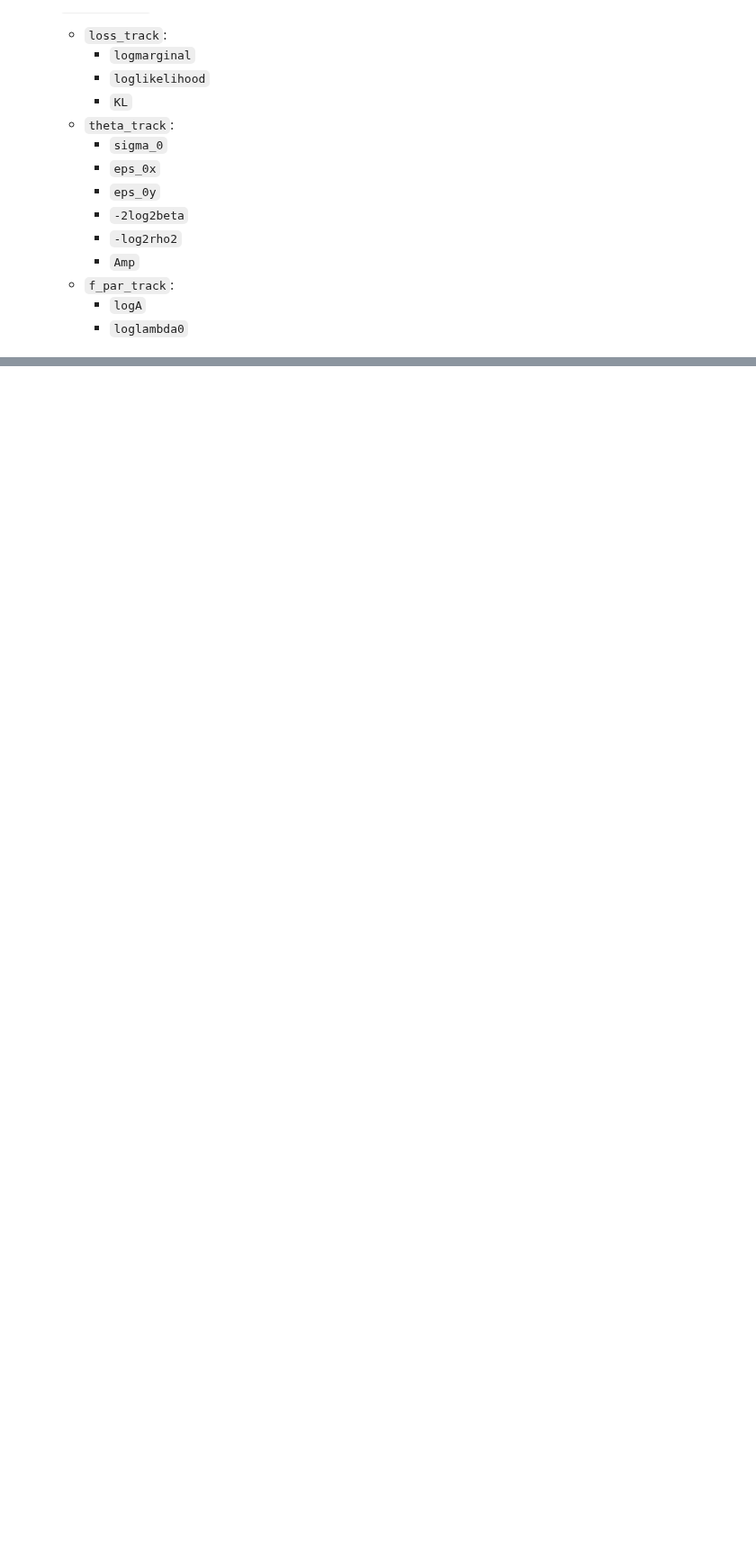
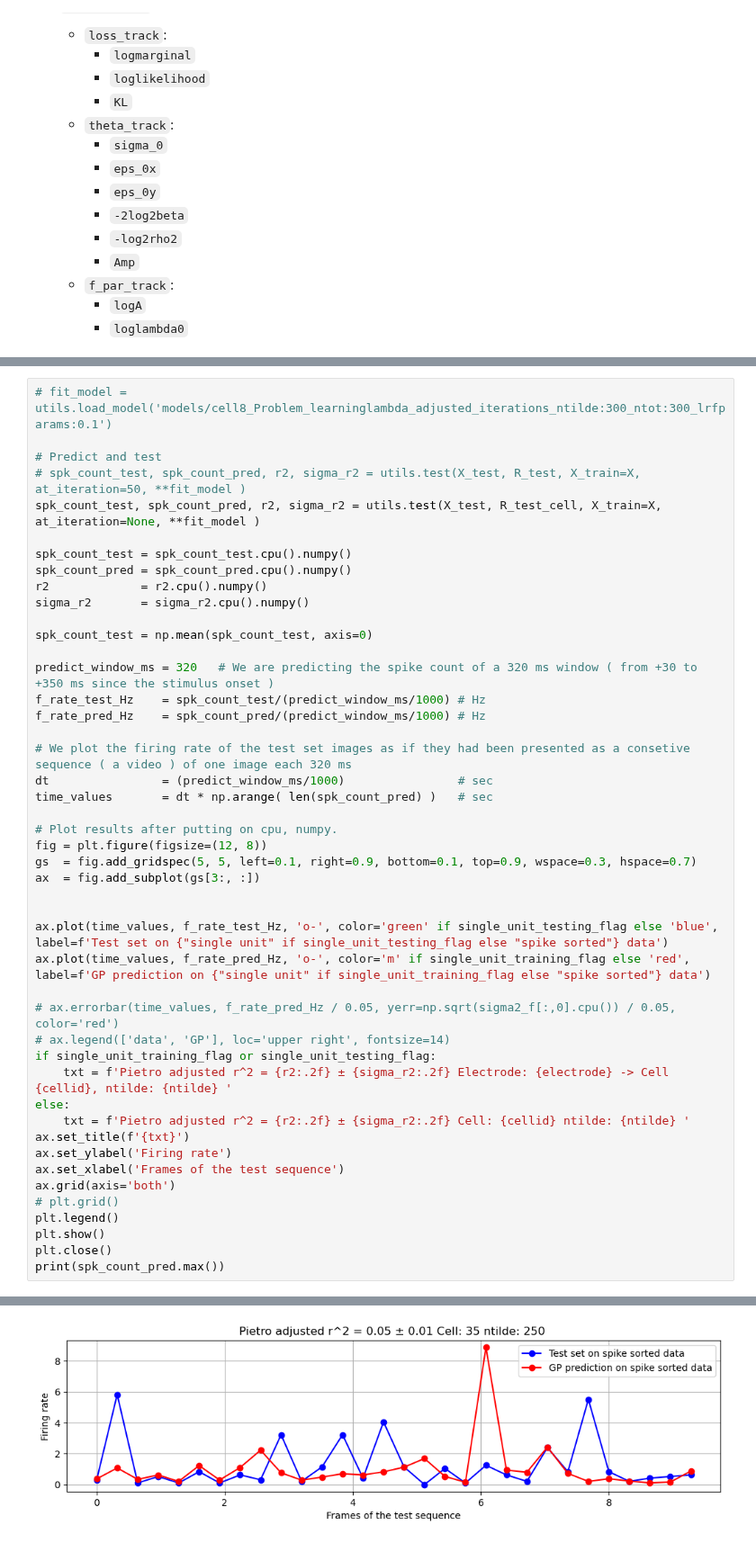
Before and after one commit to retinal-information-processing-lab/gaussian_processes, a Jupyter notebook: Spatial_GP_repo/one_cell_fit.ipynb, the cells around one changed output, grey strips where cells are left out. Shown at 90% size. Drawn from its saved outputs; the diff is of its cells as text; blank space fills up the shorter version.

```diff
--- a/Spatial_GP_repo/one_cell_fit.ipynb
+++ b/Spatial_GP_repo/one_cell_fit.ipynb
@@ -357,0 +403,47 @@ print(spk_count_pred.max())
+# %%
+# fit_model = utils.load_model('models/cell8_Problem_learninglambda_adjusted_iterations_ntilde:300_ntot:300_lrfparams:0.1')
+
+# Predict and test
+# spk_count_test, spk_count_pred, r2, sigma_r2 = utils.test(X_test, R_test, X_train=X, at_iteration=50, **fit_model )
+spk_count_test, spk_count_pred, r2, sigma_r2 = utils.test(X_test, R_test_cell, X_train=X, at_iteration=None, **fit_model )
+
+spk_count_test = spk_count_test.cpu().numpy()
+spk_count_pred = spk_count_pred.cpu().numpy()
+r2             = r2.cpu().numpy()
+sigma_r2       = sigma_r2.cpu().numpy()
+
+spk_count_test = np.mean(spk_count_test, axis=0)
+
+predict_window_ms = 320   # We are predicting the spike count of a 320 ms window ( from +30 to +350 ms since the stimulus onset )
+f_rate_test_Hz    = spk_count_test/(predict_window_ms/1000) # Hz
+f_rate_pred_Hz    = spk_count_pred/(predict_window_ms/1000) # Hz
+
+# We plot the firing rate of the test set images as if they had been presented as a consetive sequence ( a video ) of one image each 320 ms
+dt                = (predict_window_ms/1000)                # sec
+time_values       = dt * np.arange( len(spk_count_pred) )   # sec
+
+# Plot results after putting on cpu, numpy.
+fig = plt.figure(figsize=(12, 8))
+gs  = fig.add_gridspec(5, 5, left=0.1, right=0.9, bottom=0.1, top=0.9, wspace=0.3, hspace=0.7)
+ax  = fig.add_subplot(gs[3:, :])
+
+
+ax.plot(time_values, f_rate_test_Hz, 'o-', color='green' if single_unit_testing_flag else 'blue', label=f'Test set on {"single unit" if single_unit_testing_flag else "spike sorted"} data')
+ax.plot(time_values, f_rate_pred_Hz, 'o-', color='m' if single_unit_training_flag else 'red', label=f'GP prediction on {"single unit" if single_unit_training_flag else "spike sorted"} data')
+
+# ax.errorbar(time_values, f_rate_pred_Hz / 0.05, yerr=np.sqrt(sigma2_f[:,0].cpu()) / 0.05, color='red')
+# ax.legend(['data', 'GP'], loc='upper right', fontsize=14)
+if single_unit_training_flag or single_unit_testing_flag:
+    txt = f'Pietro adjusted r^2 = {r2:.2f} ± {sigma_r2:.2f} Electrode: {electrode} -> Cell {cellid}, ntilde: {ntilde} '
+else:
+    txt = f'Pietro adjusted r^2 = {r2:.2f} ± {sigma_r2:.2f} Cell: {cellid} ntilde: {ntilde} '
+ax.set_title(f'{txt}')
+ax.set_ylabel('Firing rate')
+ax.set_xlabel('Frames of the test sequence')
+ax.grid(axis='both')
+# plt.grid()
+plt.legend()
+plt.show()
+plt.close()
+print(spk_count_pred.max())
+# %% [output]
@@ -357,0 +451 @@ print(spk_count_pred.max())
+[figure, added]
```
Also changed, not shown: parts of 10 cells of this notebook, 5 other files.
